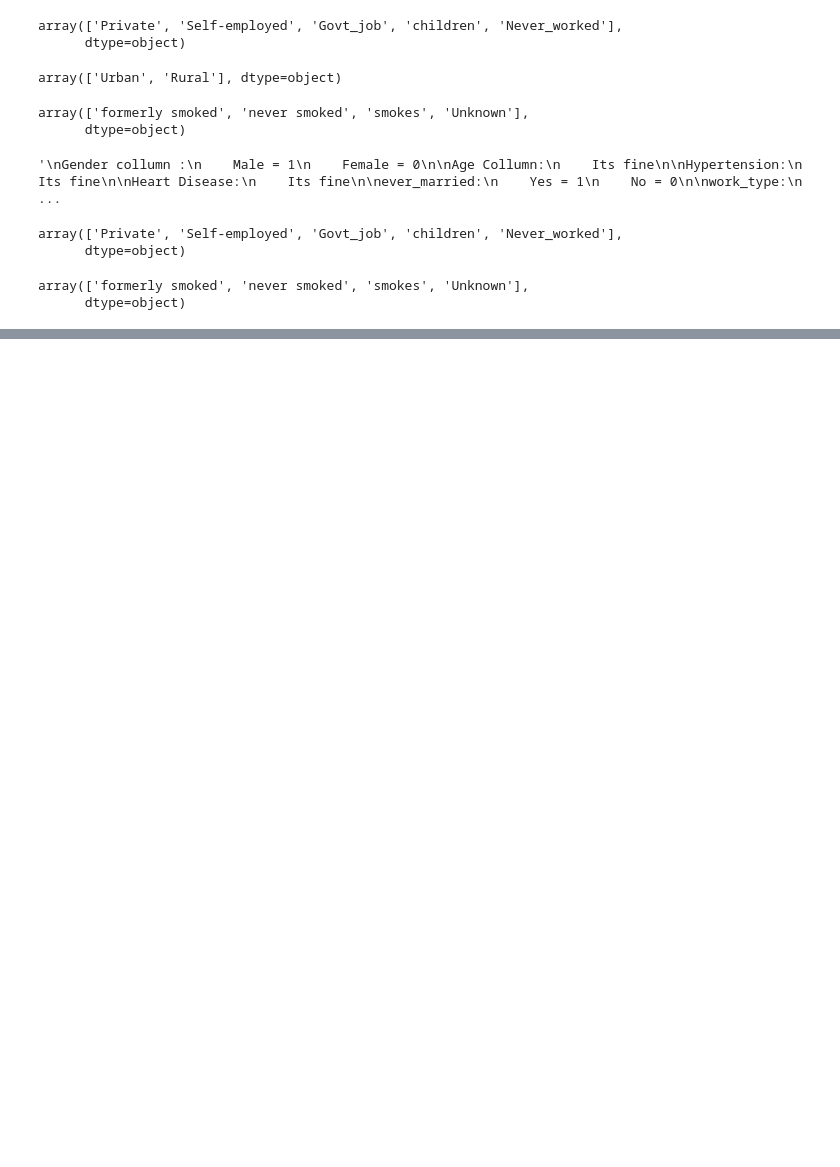
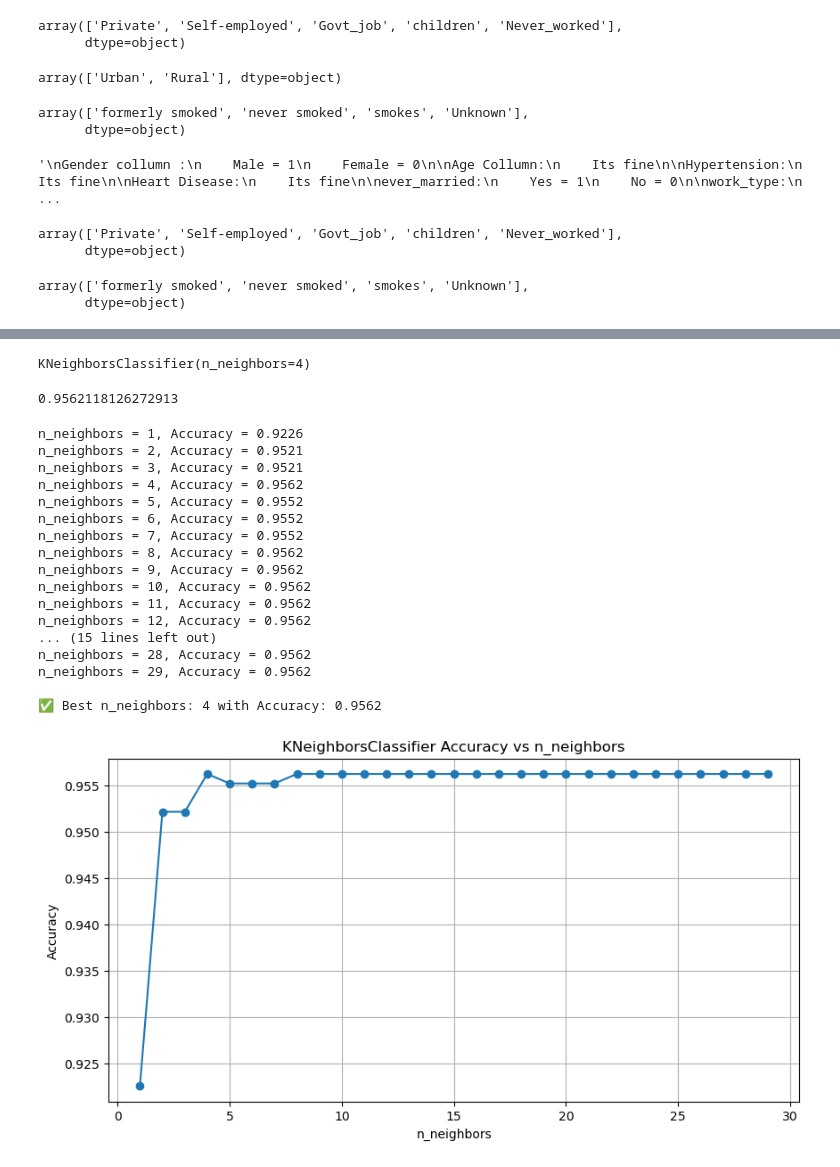
Before and after one commit to Mic-dev-gif/stroke_dataset_ml, a Jupyter notebook: main.ipynb, the cells around one changed output, grey strips where cells are left out. Saved outputs shown, nothing was run; the diff lists cells and outputs as text; code cells hidden in the pictures; blank space fills up the shorter version.

Commit message:
knn classifier and grid search/cv performed

```diff
--- a/main.ipynb
+++ b/main.ipynb
@@ -294,0 +235,17 @@ bmi: skewness = 1.0547
+# %%
+X_train_norm = normalizer.transform(X_train)
+
+X_test_norm = normalizer.transform(X_test)
+# %%
+X_train_norm = pd.DataFrame(X_train_norm, columns = X_train.columns)
+X_test_norm = pd.DataFrame(X_test_norm, columns = X_test.columns)
+# %%
+knn = KNeighborsClassifier(n_neighbors=4)
+# %%
+knn.fit(X_train_norm, y_train)
+# %% [output]
+KNeighborsClassifier(n_neighbors=4)
+# %%
+knn.score(X_test_norm, y_test)
+# %% [output]
+0.9562118126272913
@@ -294,0 +297,29 @@ bmi: skewness = 1.0547
+# %%
+best_k, best_score, all_scores = tune_hyperparameter(
+    model_class=KNeighborsClassifier,
+    param_name='n_neighbors',
+    param_values=range(1, 30),
+    X_train=X_train_norm,
+    y_train=y_train,
+    X_test=X_test_norm,
+    y_test=y_test
+)
+# %% [output]
+n_neighbors = 1, Accuracy = 0.9226
+n_neighbors = 2, Accuracy = 0.9521
+n_neighbors = 3, Accuracy = 0.9521
+n_neighbors = 4, Accuracy = 0.9562
+n_neighbors = 5, Accuracy = 0.9552
+n_neighbors = 6, Accuracy = 0.9552
+n_neighbors = 7, Accuracy = 0.9552
+n_neighbors = 8, Accuracy = 0.9562
+n_neighbors = 9, Accuracy = 0.9562
+n_neighbors = 10, Accuracy = 0.9562
+n_neighbors = 11, Accuracy = 0.9562
+n_neighbors = 12, Accuracy = 0.9562
+... (15 lines left out)
+n_neighbors = 28, Accuracy = 0.9562
+n_neighbors = 29, Accuracy = 0.9562
+
+✅ Best n_neighbors: 4 with Accuracy: 0.9562
+[figure, added]
```
Also changed, not shown: parts of 30 cells of this notebook.
